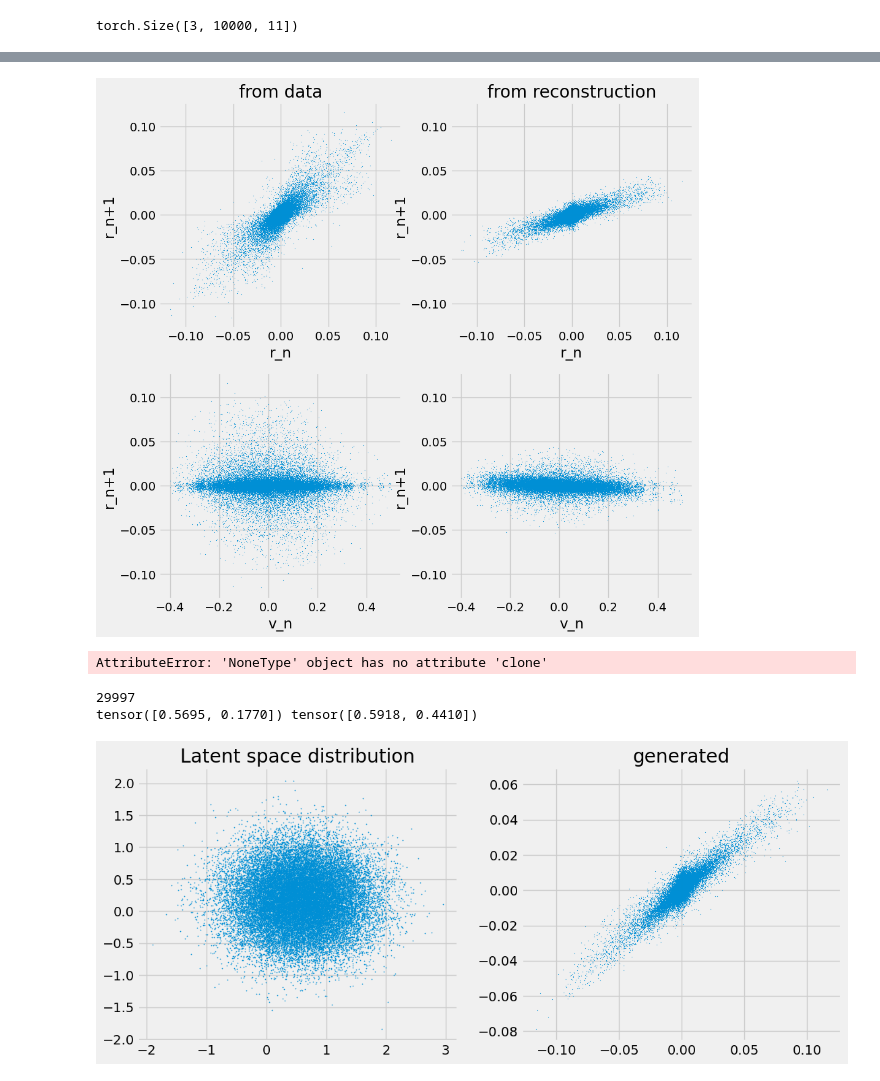
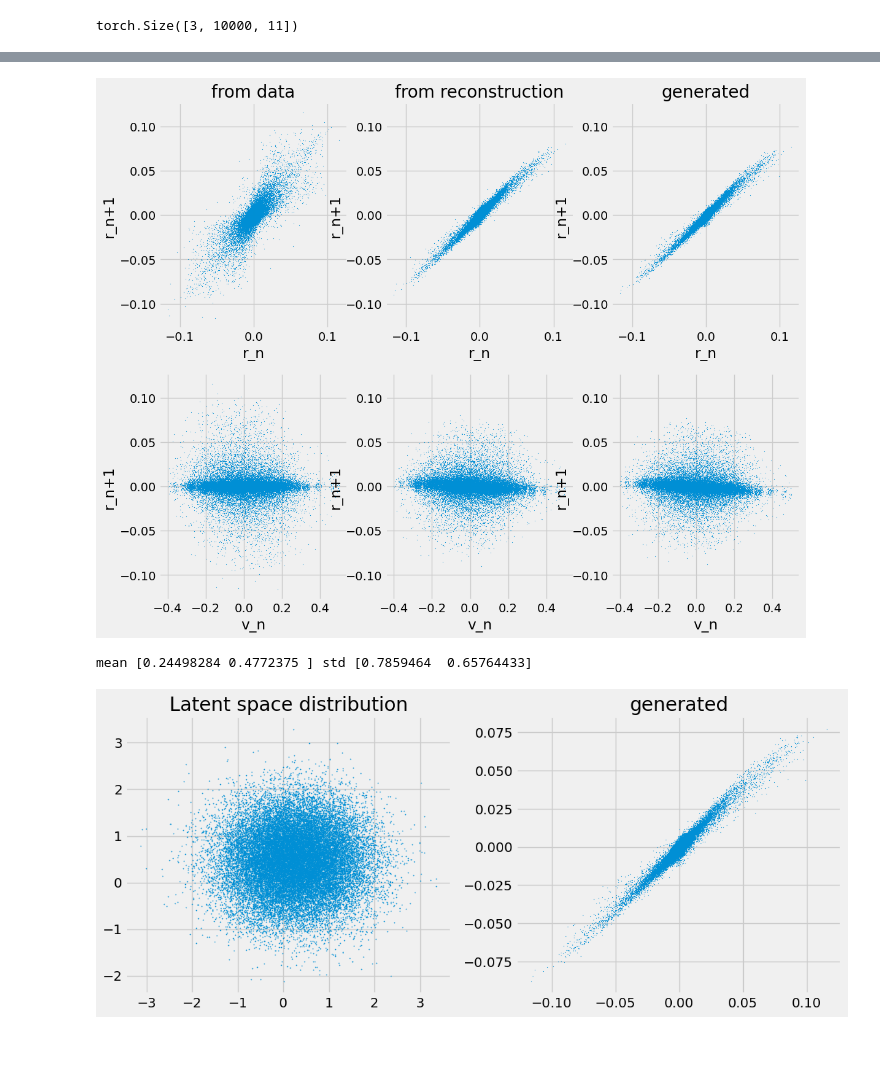
Before and after one commit to jetark/mzs, a Jupyter notebook: cvae_mzs.ipynb, the cells around one changed output, grey strips where cells are left out. Cells and saved outputs as stored; diff of their text form; code cells hidden in the pictures; blank space fills up the shorter version.

```diff
--- a/cvae_mzs.ipynb
+++ b/cvae_mzs.ipynb
@@ -90,9 +87,9 @@ class VarAutoencoder(nn.Module):
         std = torch.exp(0.5*logvar)
         return mu + std*self.G.sample(mu.shape)
 
-    def sample(self, label, num_samples=1):
-        mean = [0.9080, 0.3038]
-        std = [0.4723, 0.6708]
+    def sample(self, label, mean, std, num_samples=1):
+        #mean = [0.9080, 0.3038]
+        #std = [0.4723, 0.6708]
         x_g = torch.normal(mean[0], std[0], (num_samples,1))
         y_g = torch.normal(mean[1], std[1], (num_samples,1))
         z = torch.cat( (x_g, y_g), dim=1 )
@@ -121,3 +113,0 @@ data_loader = DataLoader(data, batch_size=batch_size, shuffle=False)
-# %%
-x1, l1 = next(iter(data_loader))
-print(x1.shape, l1.shape)
@@ -184,51 +186,57 @@ KeyboardInterrupt:
+# %%
+# estimating mean and std of latent space distribution
+ind = numpy.random.choice(len(data), len(data))
+labels = data[:][1]
+with torch.no_grad():
+    _, _, _, z = VAE(data[ind][0], data[ind][1], return_latent=True)
+    mu = torch.mean(z,0)
+    std = torch.std(z,0)
+
+    # generating samples
+    generated = VAE.sample(labels, mu, std, num_samples=len(labels))
 # %%
-fig = plt.figure(figsize=(10,10))
+fig = plt.figure(figsize=(12,10))
 #print(r_new[-1, :, 0].shape, torch.flatten(r_aux, end_dim=1)[:, 0].shape)
 
-ax1 = fig.add_subplot(2,2,1)
-ax1.scatter(torch.flatten(r_aux,end_dim=1)[:, 0], torch.flatten(r_nxt, end_dim=1)[:,0], s=0.1)
+ax1 = fig.add_subplot(2,3,1)
+ax1.scatter(r_aux[:, 0], r_nxt[:,0], s=0.1)
 ax1.set_xlabel('r_n')
 ax1.set_ylabel('r_n+1')
 ax1.set_title('from data')
 
-ax2 = fig.add_subplot(2,2,2, sharey=ax1)
-ax2.scatter(torch.flatten(r_aux, end_dim=1)[:,0], r_new[-1, :, 0], s=0.1)
+ax2 = fig.add_subplot(2,3,2, sharey=ax1)
+ax2.scatter(r_aux[:,0], r_new[-1, :, 0], s=0.1)
 #ax2.scatter(torch.flatten(r_aux, end_dim=1)[:,1], r_new[-1, :, 1], s=0.1)
 ax2.set_xlabel('r_n')
 ax2.set_ylabel('r_n+1')
 ax2.set_title('from reconstruction')
 
-ax3 = fig.add_subplot(2,2,3)
-ax3.scatter(torch.flatten(v,end_dim=1)[:, 0], torch.flatten(r_nxt, end_dim=1)[:,0], s=0.1)
-ax3.set_xlabel('v_n')
+ax3 = fig.add_subplot(2,3,3, sharey=ax1)
+ax3.scatter(r_aux[:,0], generated[:, 0], s=0.1)
+ax3.set_xlabel('r_n')
 ax3.set_ylabel('r_n+1')
+ax3.set_title('generated')
 
-ax4 = fig.add_subplot(2,2,4, sharey=ax3)
-ax4.scatter(torch.flatten(v,end_dim=1)[:, 0], r_new[-1, :, 0], s=0.1)
+ax4 = fig.add_subplot(2,3,4)
+ax4.scatter(v[:, 0], r_nxt[:,0], s=0.1)
 ax4.set_xlabel('v_n')
 ax4.set_ylabel('r_n+1')
+
+ax5 = fig.add_subplot(2,3,5, sharey=ax4)
+ax5.scatter(v[:, 0], r_new[-1, :, 0], s=0.1)
+ax5.set_xlabel('v_n')
+ax5.set_ylabel('r_n+1')
+
+ax6 = fig.add_subplot(2,3,6, sharey=ax4)
+ax6.scatter(v[:, 0], generated[:,0], s=0.1)
+ax6.set_xlabel('v_n')
+ax6.set_ylabel('r_n+1')
+
 fig.show()
 # %% [output]
-[figure, old version]
+[figure, new version]
-# %%
-r_ns = r_norms.clone().detach()
-plt.scatter(r_ns[0], r_ns[1], s=1)
-plt.xlabel('|r^n+1| real')
-plt.ylabel('|r^n+1| reconstructed')
-#plt.gca().set_aspect('equal')
-plt.show()
-# %% [output]
-AttributeError: 'NoneType' object has no attribute 'clone'
 # %%
-ind = numpy.random.choice(len(data), 29997)
-labels = data[:][1]
-print(len(labels))
-with torch.no_grad():
-    _, _, _, z = VAE(data[ind][0], data[ind][1], return_latent=True)
-    generated = VAE.sample(labels, num_samples=len(labels))
-mu = torch.mean(z,0)
-std = torch.std(z,0)
-print(mu, std)
+print('mean', mu.numpy(), 'std', std.numpy())
 fig = plt.figure(figsize=(12,5))
 
 ax1 = fig.add_subplot(1,2,1)
@@ -236,10 +244,9 @@ ax1.scatter(z[:, 0], z[:, 1], s=0.5)
 ax1.set_title('Latent space distribution')
 
 ax2 = fig.add_subplot(1,2,2)
-ax2.scatter(torch.flatten(r_aux,end_dim=1)[:, 0], generated[:, 0], s=0.1)
+ax2.scatter(r_aux[:, 0], generated[:, 0], s=0.1)
 ax2.set_title('generated')
 fig.show()
 # %% [output]
-29997
-tensor([0.5695, 0.1770]) tensor([0.5918, 0.4410])
+mean [0.24498284 0.4772375 ] std [0.7859464  0.65764433]
-[figure, old version]
+[figure, new version]
```
Also changed, not shown: parts of 8 cells of this notebook.
